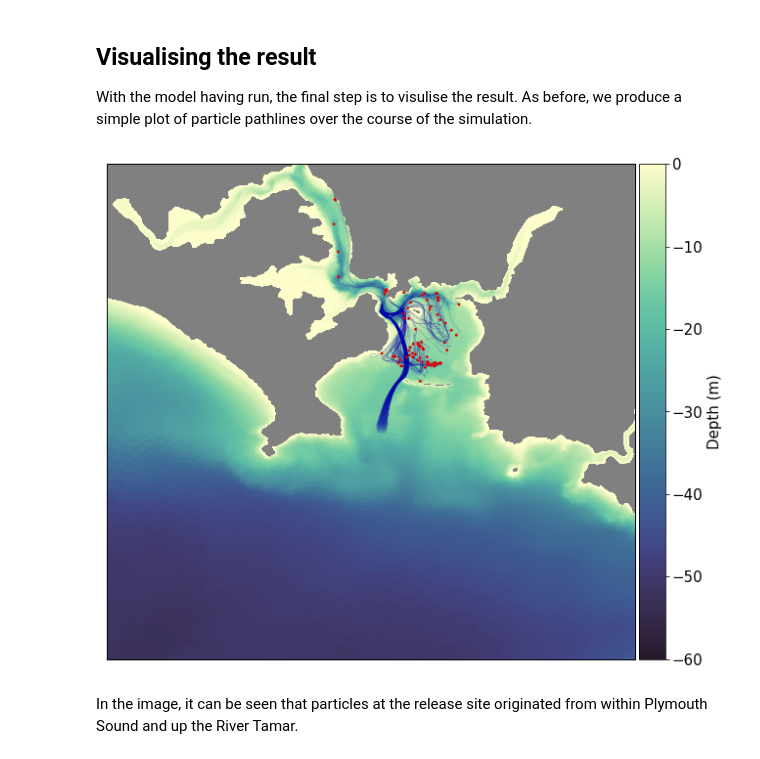
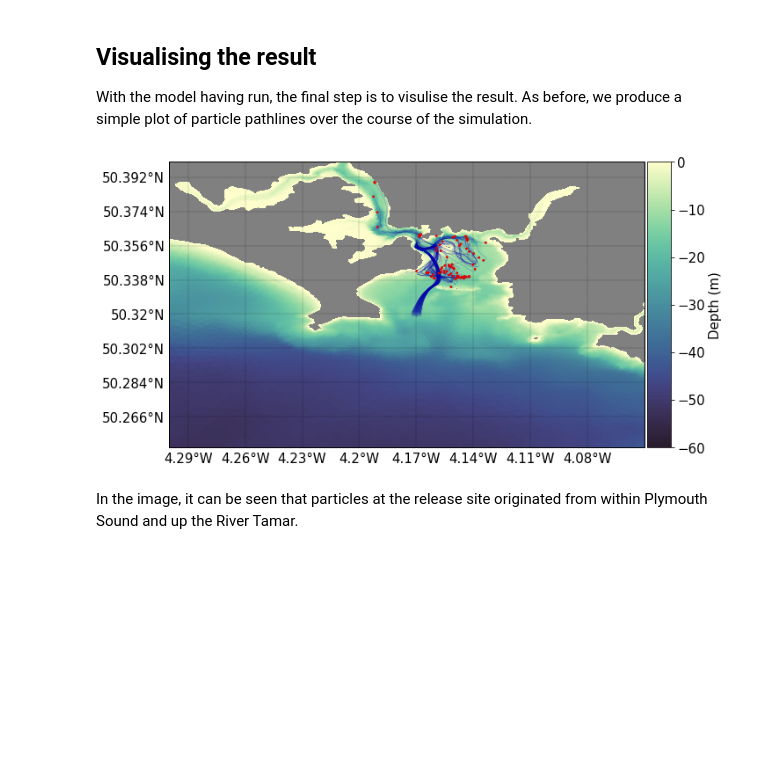
Before and after one commit to pmlmodelling/pylag, a Jupyter notebook: doc/source/examples/fvcom_backward_tracking.ipynb, the cells around one changed output. Cells and saved outputs as stored; diff of their text form; code cells hidden in the pictures; blank space fills up the shorter version.

```diff
--- a/doc/source/examples/fvcom_backward_tracking.ipynb
+++ b/doc/source/examples/fvcom_backward_tracking.ipynb
@@ -156,6 +156,9 @@ With the model having run, the final step is to visulise the result. As before,
 import numpy as np
 from netCDF4 import Dataset
 from datetime import timedelta
+import cartopy.crs as ccrs
+
+from PyFVCOM.coordinate import utm_from_lonlat, lonlat_from_utm
 
 from pylag.processing.ncview import Viewer
 from pylag.processing.plot import PyLagPlotter
@@ -171,49 +174,50 @@ del(ds)
 file_name = '{}/output/pylag_1.nc'.format(simulation_dir)
 
 # Time of flight (-ve)
 time_of_flight = timedelta(hours=-15)
 
 # Font size for plotting
 font_size = 15
 
 # Colour map for plotting
 cmap = colourmap('h_r')
 
 # Plot extents
 extents = np.array([-4.3, -4.05, 50.25, 50.4], dtype=float)
 
-fig, ax = create_figure(figure_size=(26., 26.), font_size=font_size, bg_color='gray')
+fig, ax = create_figure(figure_size=(26., 26.), projection=ccrs.PlateCarree(), font_size=font_size, bg_color='gray')
 
-# Create plot of release
+# Configure plotter
 plotter = PyLagPlotter(grid_metrics_file_name,
-                       ax,
-                       fs=font_size,
-                       res='i',
-                       extents=extents,
-                       use_basemap=True,
-                       fill_continents=False,
-                       draw_coastlines=False,
-                       tick_inc=[1, 1])
+                       geospatial_coords=True,
+                       font_size=font_size)
+
 
 # Plot the bathymetry again. We'll overlay pathlines on top of this.
-plotter.plot_field(bathy, add_colorbar=True, cb_label='Depth (m)', vmin=-60.0, vmax=0.0,
-                   cmap=cmap)
+plotter.plot_field(ax, bathy, extents=extents, add_colour_bar=True, cb_label='Depth (m)',
+                   vmin=-60., vmax=0., cmap=cmap)
 
 # Dataset holding particle positions
 viewer = Viewer(file_name, time_rounding=900)
 
 # Get time index
 date = viewer.date[0] + time_of_flight
 time_index = viewer.date.tolist().index(date)
 
+# Convert positions into lons/lats
+lons, lats = lonlat_from_utm(viewer('x')[time_index, :].squeeze(),
+                             viewer('y')[time_index, :].squeeze(), zone='30N')
+
 # Plot particle final positions
-plotter.plot_scatter(viewer('x')[time_index, :].squeeze(),
-                     viewer('y')[time_index, :].squeeze(), s=8, color='#e50000', edgecolors='none')
+ax, scatter = plotter.scatter(ax, lons, lats, s=8, color='#e50000', edgecolors='none')
+
+# Convert all pathline coordinates into lons/lats
+lons_paths, lats_paths = lonlat_from_utm(viewer('x')[:time_index+1, :].squeeze(),
+                                         viewer('y')[:time_index+1, :].squeeze(), zone='30N')
 
 # Add path lines
-plotter.plot_lines(viewer('x')[:time_index, :], viewer('y')[:time_index, :],
-                   linewidth=0.15, alpha=1, color='#0504aa')
+ax, lines = plotter.plot_lines(ax, lons_paths, lats_paths, linewidth=0.15, alpha=1, color='#0504aa')
 # %% [output]
-[figure, old version]
+[figure, new version]
 # %% [markdown]
 In the image, it can be seen that particles at the release site originated from within Plymouth Sound and up the River Tamar.
```
Also changed, not shown: 4 other files.
